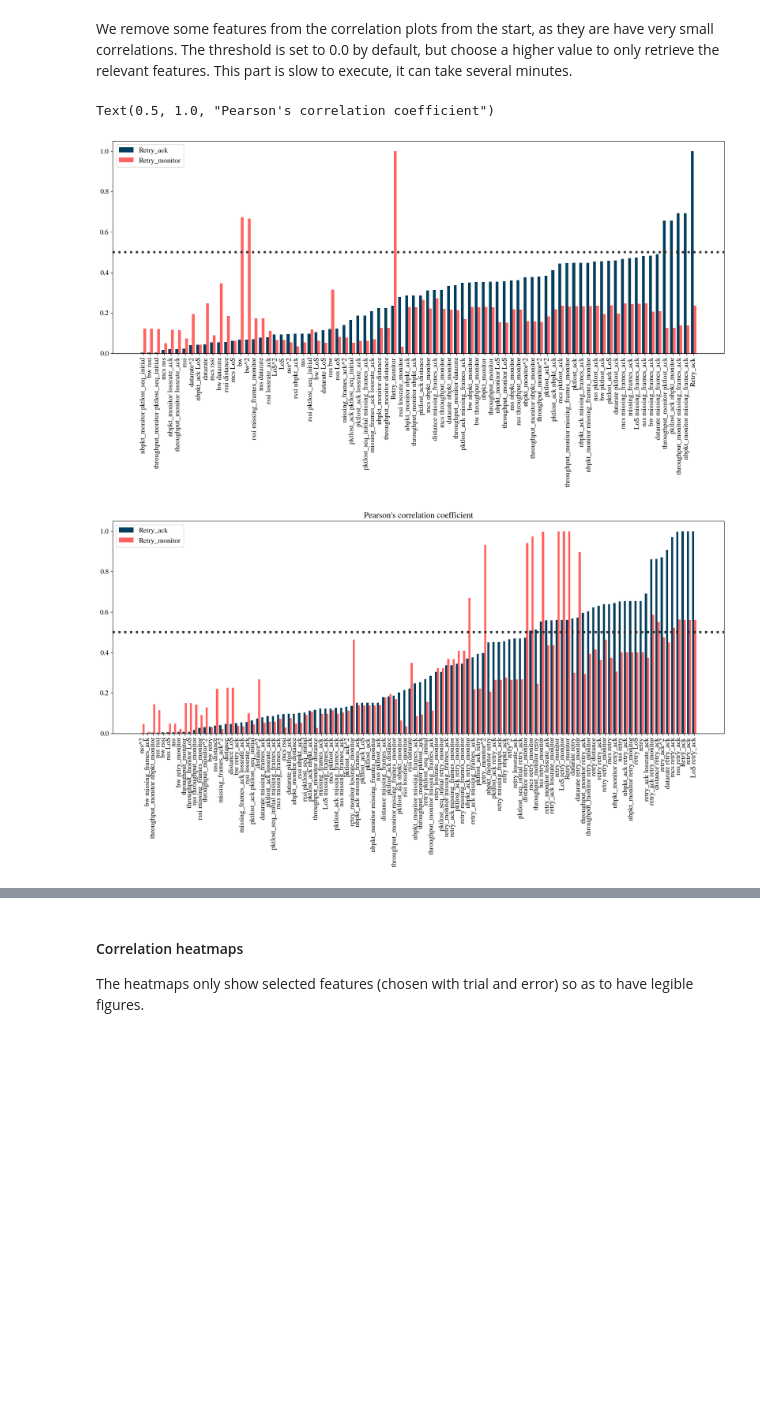
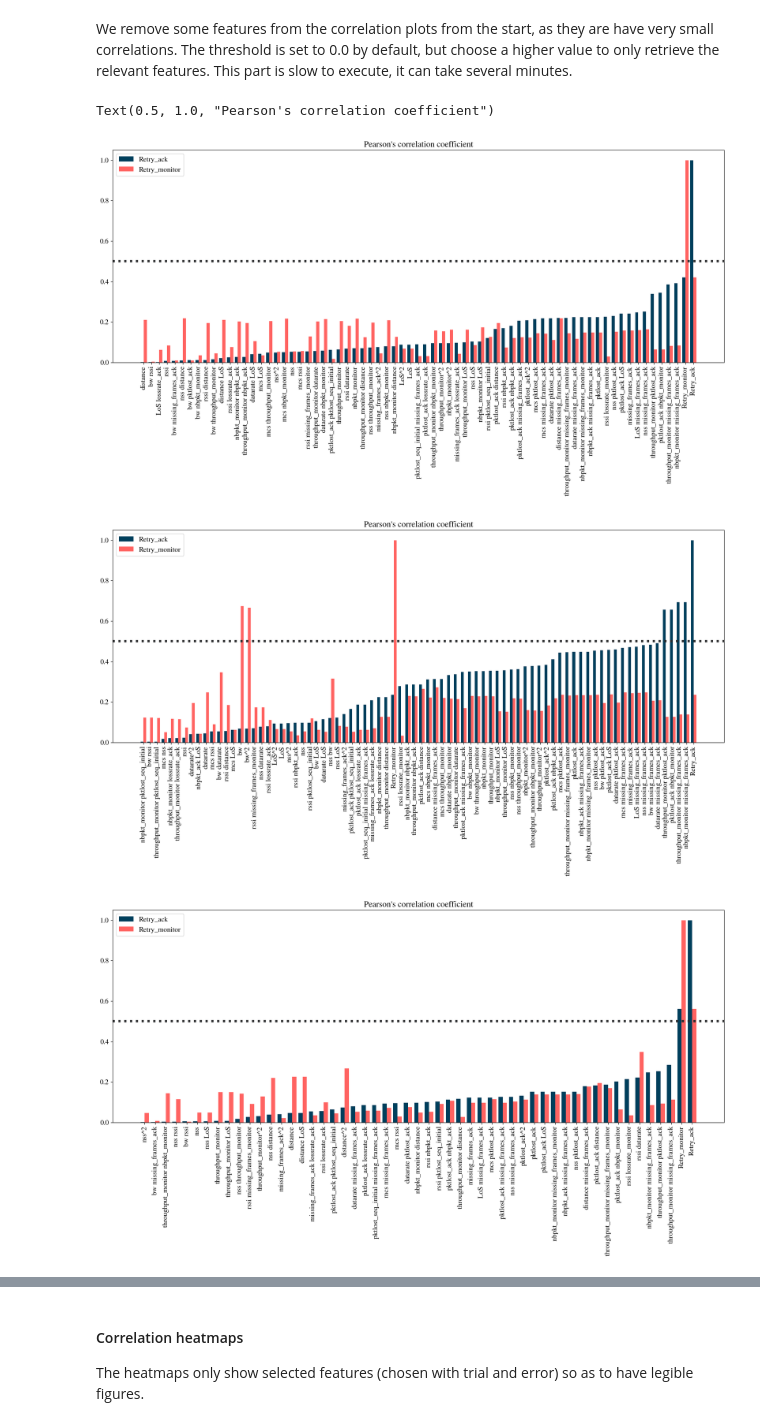
Before and after one commit to TinyTitou/wifi-ml-complete, a Jupyter notebook: complete_model.ipynb, the cells around one changed output, grey strips where cells are left out. Cells and saved outputs as stored; diff of their text form; code cells hidden in the pictures; blank space fills up the shorter version.

```diff
--- a/complete_model.ipynb
+++ b/complete_model.ipynb
@@ -265,7 +300,7 @@ data_cleaned.drop(['bad_fcs', 'pktlost_seq_new'], axis=1, errors='ignore', inpla
 print(len(data_all) - len(data_cleaned))
 data_cleaned.hist(ax=ax)
 data_cleaned.index = range(len(data_cleaned))
-#plt.show()
+plt.show()
 
 
 fig_unsat = plt.figure(figsize=(15,13))
@@ -280,4 +315,17 @@ print(len(data_unsat) - len(data_cleaned_unsat))
 data_cleaned_unsat.hist(ax=ax)
 data_cleaned_unsat.index = range(len(data_cleaned_unsat))
 plt.show()
+
+fig_sat = plt.figure(figsize=(15,13))
+ax = fig.gca()
+data_cleaned_sat = data_sat.copy()
+data_cleaned_sat.dropna(inplace=True)
+data_cleaned_sat.drop(data_cleaned_sat[data_cleaned_sat['retry_ack'] > 1].index, axis=0, inplace=True)
+data_cleaned_sat.drop(data_cleaned_sat[data_cleaned_sat['missing_frames_ack'] > 1].index, axis=0, inplace=True)
+data_cleaned_sat.drop(data_cleaned_sat[data_cleaned_sat['lossrate_ack'] > 1].index, axis=0, inplace=True)
+data_cleaned_sat.drop(['bad_fcs', 'pktlost_seq_new'], axis=1, errors='ignore', inplace=True)
+print(len(data_sat) - len(data_cleaned_sat))
+data_cleaned_sat.hist(ax=ax)
+data_cleaned_sat.index = range(len(data_cleaned_sat))
+plt.show()
 # %% [output]
@@ -335,23 +386,34 @@ This part is slow to execute, it can take several minutes.
 # %%
 threshold = 0.0
 # %%
+### Construction des corrélations sur les retry. C'est ici qu'on choisi le type de corrélation
+
 X = data_cleaned.drop(['time', 'Scenario', 'antenna', 'bad_fcs', 'retry', 'retry_monitor', 'retry_ack'], axis=1, errors='ignore')
 y_loss = data_cleaned['retry_ack'].copy()
 y_retry = data_cleaned['retry_monitor'].copy()
+#this line draw the plot
 y1_corr, y2_corr = features_correlation_simple(X, y_loss, y_retry, scenario=data_cleaned['Scenario'], label=['Retry_ack', 'Retry_monitor'], degree=2, method='pearson', threshold=threshold)
-#plt.title('Pearson\'s correlation coefficient')
+plt.title('Pearson\'s correlation coefficient')
+#plt.savefig('figures/Pearson_corr_retry.png', dpi=200, bbox_inches='tight')
+
+X = data_cleaned_sat.drop(['time', 'Scenario', 'antenna', 'bad_fcs','retry_ack','retry_monitor','retry'], axis=1, errors='ignore')
+y_loss = data_cleaned_sat['retry_ack'].copy()
+y_retry = data_cleaned_sat['retry_monitor'].copy()
+y1_corr, y2_corr = features_correlation_simple(X, y_loss, y_retry, scenario=data_cleaned_sat['Scenario'], label=['Retry_ack', 'Retry_monitor'], degree=2, method='pearson', threshold=threshold)
+#print(y1_corr, y2_corr)
+plt.title('Pearson\'s correlation coefficient')
 #plt.savefig('figures/Pearson_corr_retry.png', dpi=200, bbox_inches='tight')
 
 
-#X = data_cleaned_unsat.drop(['time', 'Scenario', 'antenna', 'bad_fcs', 'retry', 'retry_monitor', 'retry_ack'], axis=1, errors='ignore')
-X = data_cleaned_unsat.drop(['time', 'Scenario', 'antenna', 'bad_fcs'], axis=1, errors='ignore')
-
+X = data_cleaned_unsat.drop(['time', 'Scenario', 'antenna', 'bad_fcs','retry_ack','retry_monitor','retry'], axis=1, errors='ignore')
 y_loss = data_cleaned_unsat['retry_ack'].copy()
 y_retry = data_cleaned_unsat['retry_monitor'].copy()
 y1_corr, y2_corr = features_correlation_simple(X, y_loss, y_retry, scenario=data_cleaned_unsat['Scenario'], label=['Retry_ack', 'Retry_monitor'], degree=2, method='pearson', threshold=threshold)
+#print(y1_corr, y2_corr)
 plt.title('Pearson\'s correlation coefficient')
 #plt.savefig('figures/Pearson_corr_retry.png', dpi=200, bbox_inches='tight')
 # %% [output]
 Text(0.5, 1.0, "Pearson's correlation coefficient")
-[figure, old version]
+[figure, new version]
-[figure, old version]
+[figure, new version]
+[figure, added]
```
Also changed, not shown: parts of 18 cells of this notebook.
